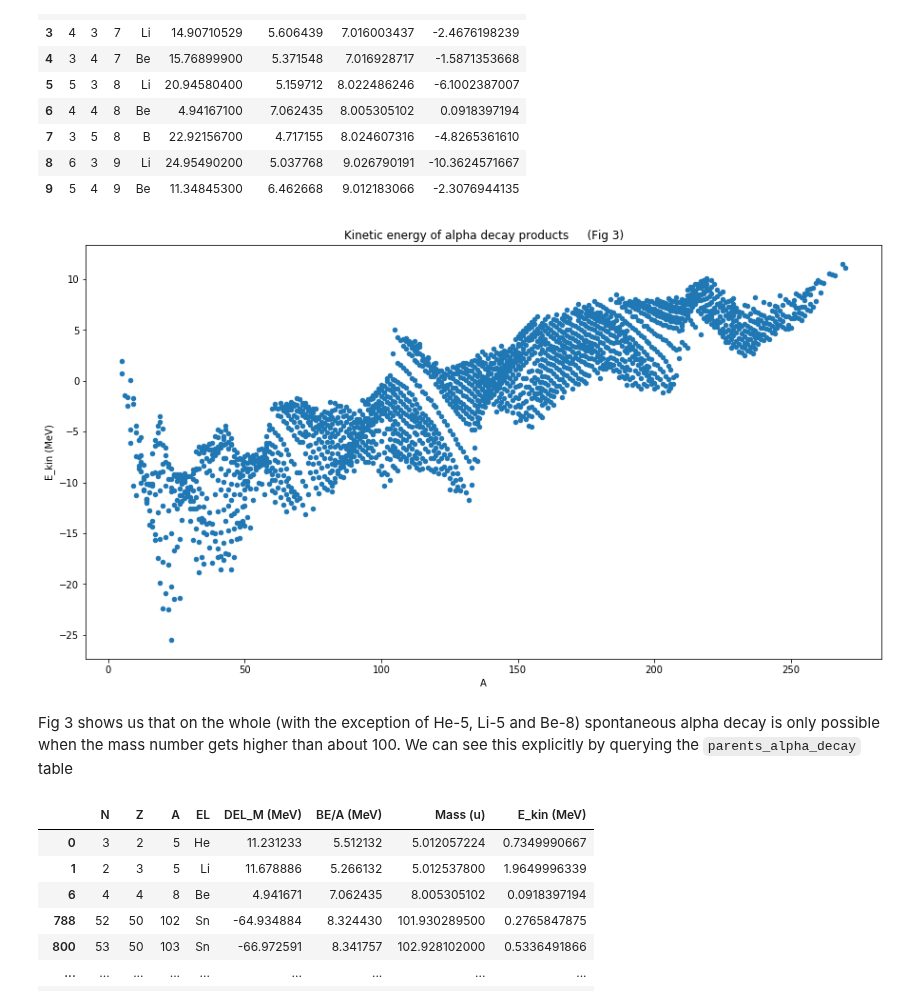
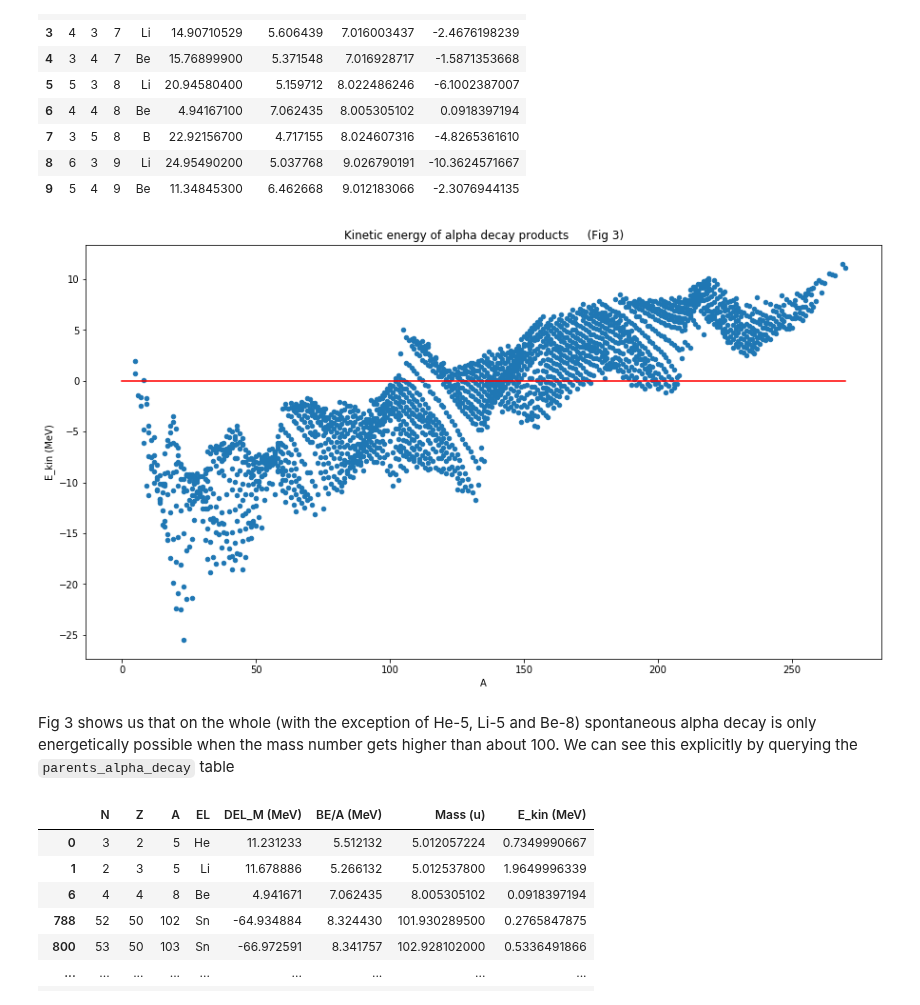
Before and after one commit to project-ida/nuclear-reactions, a Jupyter notebook: nuclear-energetics.ipynb, the cells around one changed output. Cells and saved outputs as stored; diff of their text form; code cells hidden in the pictures.

```diff
--- a/nuclear-energetics.ipynb
+++ b/nuclear-energetics.ipynb
@@ -388,10 +388,11 @@ parents_alpha_decay.head(10)
 # %%
 parents_alpha_decay.plot.scatter(x="A", y="E_kin (MeV)",figsize=(15,8),
                                  title="Kinetic energy of alpha decay products     (Fig 3)");
+plt.plot((270, 0), (0, 0), 'r-');
 # %% [output]
-[figure, old version]
+[figure, new version]
 # %% [markdown]
-Fig 3 shows us that on the whole (with the exception of He-5, Li-5 and Be-8) spontaneous alpha decay is only possible when the mass number gets higher than about 100. We can see this explicitly by querying the `parents_alpha_decay` table
+Fig 3 shows us that on the whole (with the exception of He-5, Li-5 and Be-8) spontaneous alpha decay is only energetically possible when the mass number gets higher than about 100. We can see this explicitly by querying the `parents_alpha_decay` table
 # %%
 parents_alpha_decay.query("`E_kin (MeV)` > 0")
 # %% [output]
```
Also changed, not shown: parts of 11 cells of this notebook, 1 other file.
